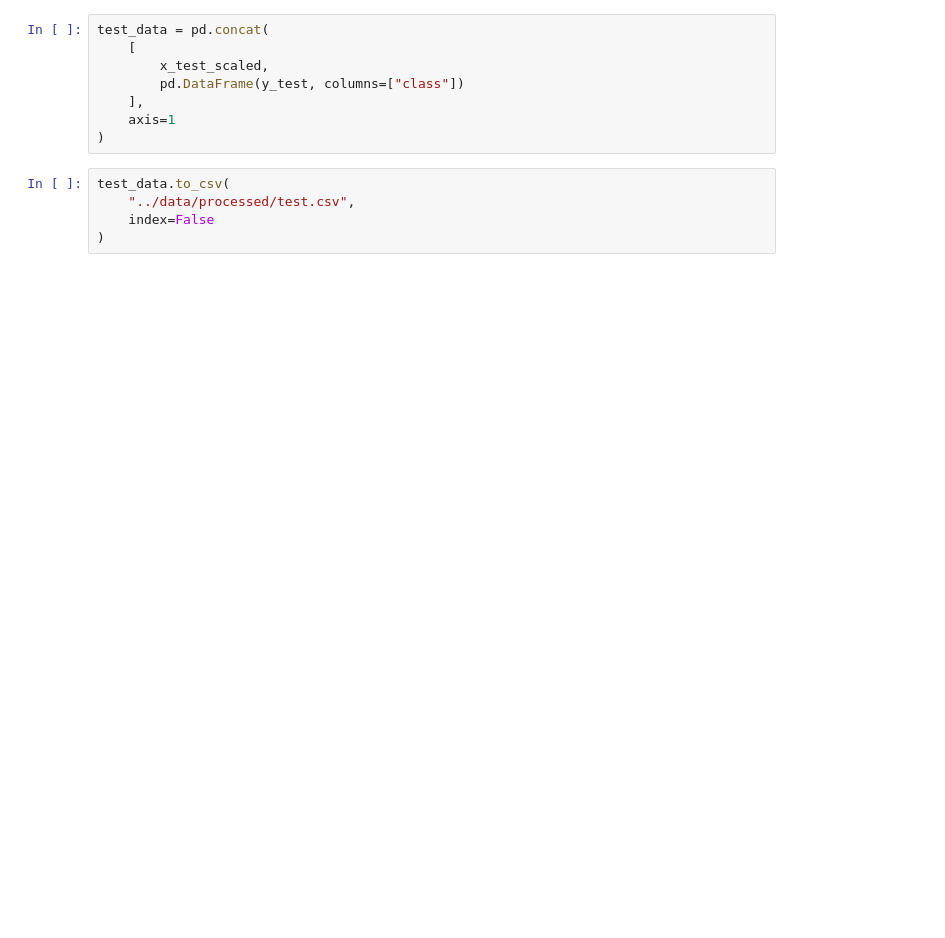
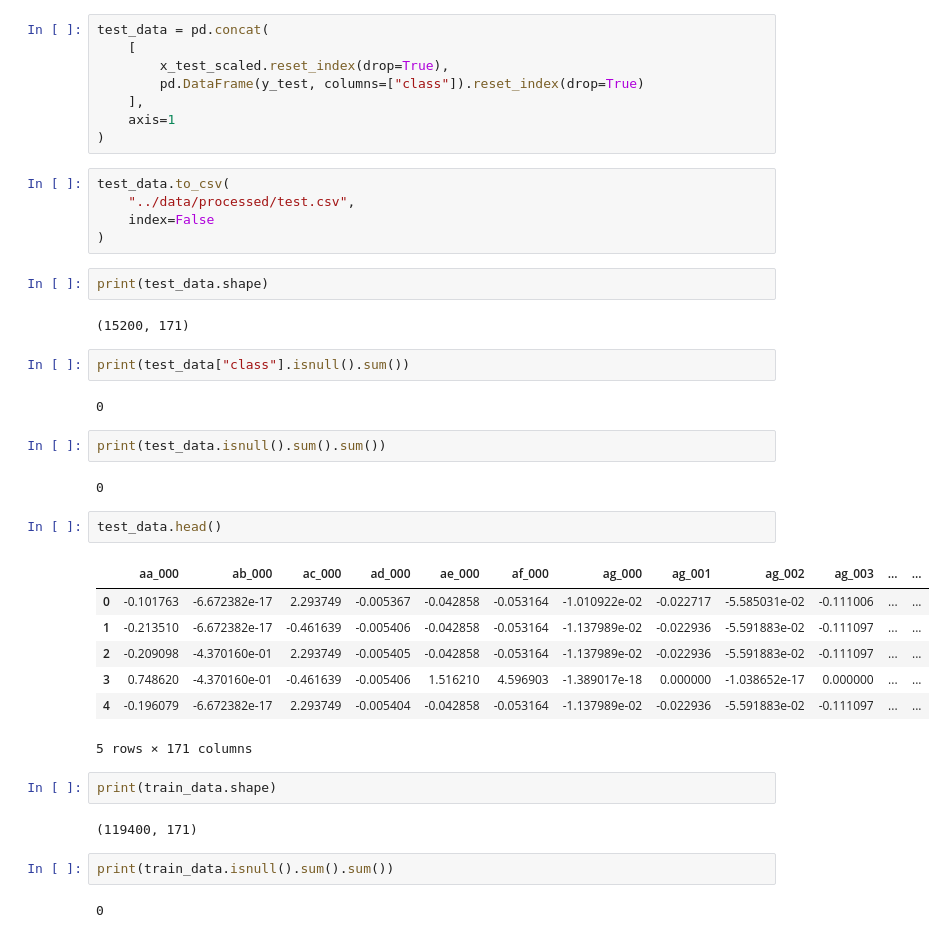
Before and after one commit to Rupesh-Mane/air-pressure-system-failure-prediction, a Jupyter notebook: notebooks/03_data_preprocessing.ipynb, the cells around one changed output. Saved outputs shown, nothing was run; the diff lists cells and outputs as text; blank space fills up the shorter version.

```diff
--- a/notebooks/03_data_preprocessing.ipynb
+++ b/notebooks/03_data_preprocessing.ipynb
@@ -367,8 +369,8 @@ train_data.to_csv(
 # %%
 test_data = pd.concat(
     [
-        x_test_scaled,
-        pd.DataFrame(y_test, columns=["class"])
+        x_test_scaled.reset_index(drop=True),
+        pd.DataFrame(y_test, columns=["class"]).reset_index(drop=True)
     ],
     axis=1
 )
@@ -377,3 +379,33 @@ test_data.to_csv(
     "../data/processed/test.csv",
     index=False
 )
+# %%
+print(test_data.shape)
+# %% [output]
+(15200, 171)
+# %%
+print(test_data["class"].isnull().sum())
+# %% [output]
+0
+# %%
+print(test_data.isnull().sum().sum())
+# %% [output]
+0
+# %%
+test_data.head()
+# %% [output]
+|  | aa_000 | ab_000 | ac_000 | ad_000 | ae_000 | af_000 | ag_000 | ag_001 | ag_002 | ag_003 | ... | ... |
+| 0 | -0.101763 | -6.672382e-17 | 2.293749 | -0.005367 | -0.042858 | -0.053164 | -1.010922e-02 | -0.022717 | -5.585031e-02 | -0.111006 | ... | ... |
+| 1 | -0.213510 | -6.672382e-17 | -0.461639 | -0.005406 | -0.042858 | -0.053164 | -1.137989e-02 | -0.022936 | -5.591883e-02 | -0.111097 | ... | ... |
+| 2 | -0.209098 | -4.370160e-01 | 2.293749 | -0.005405 | -0.042858 | -0.053164 | -1.137989e-02 | -0.022936 | -5.591883e-02 | -0.111097 | ... | ... |
+| 3 | 0.748620 | -4.370160e-01 | -0.461639 | -0.005406 | 1.516210 | 4.596903 | -1.389017e-18 | 0.000000 | -1.038652e-17 | 0.000000 | ... | ... |
+| 4 | -0.196079 | -6.672382e-17 | 2.293749 | -0.005404 | -0.042858 | -0.053164 | -1.137989e-02 | -0.022936 | -5.591883e-02 | -0.111097 | ... | ... |
+5 rows × 171 columns
+# %%
+print(train_data.shape)
+# %% [output]
+(119400, 171)
+# %%
+print(train_data.isnull().sum().sum())
+# %% [output]
+0
```
Also changed, not shown: parts of 2 cells of this notebook.
